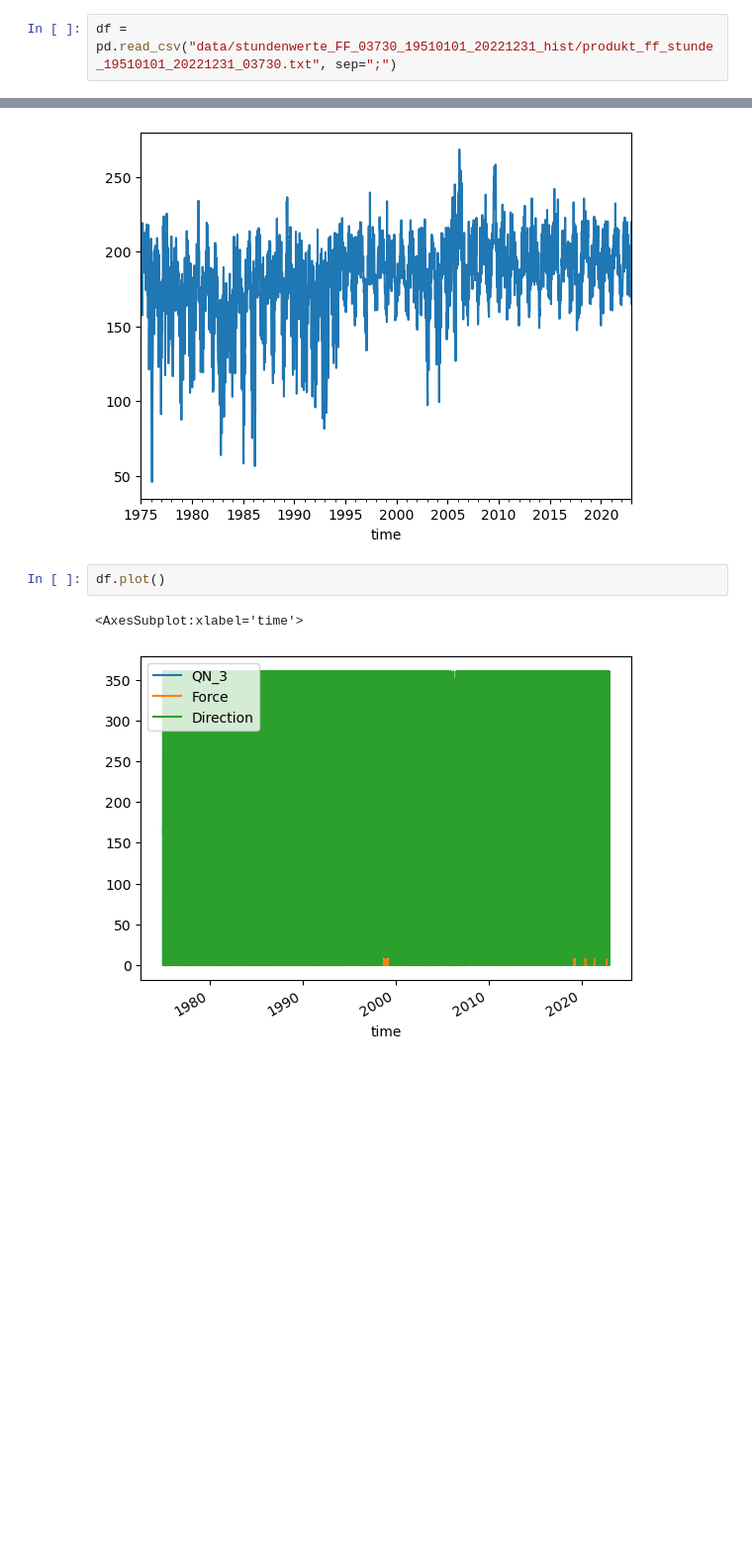
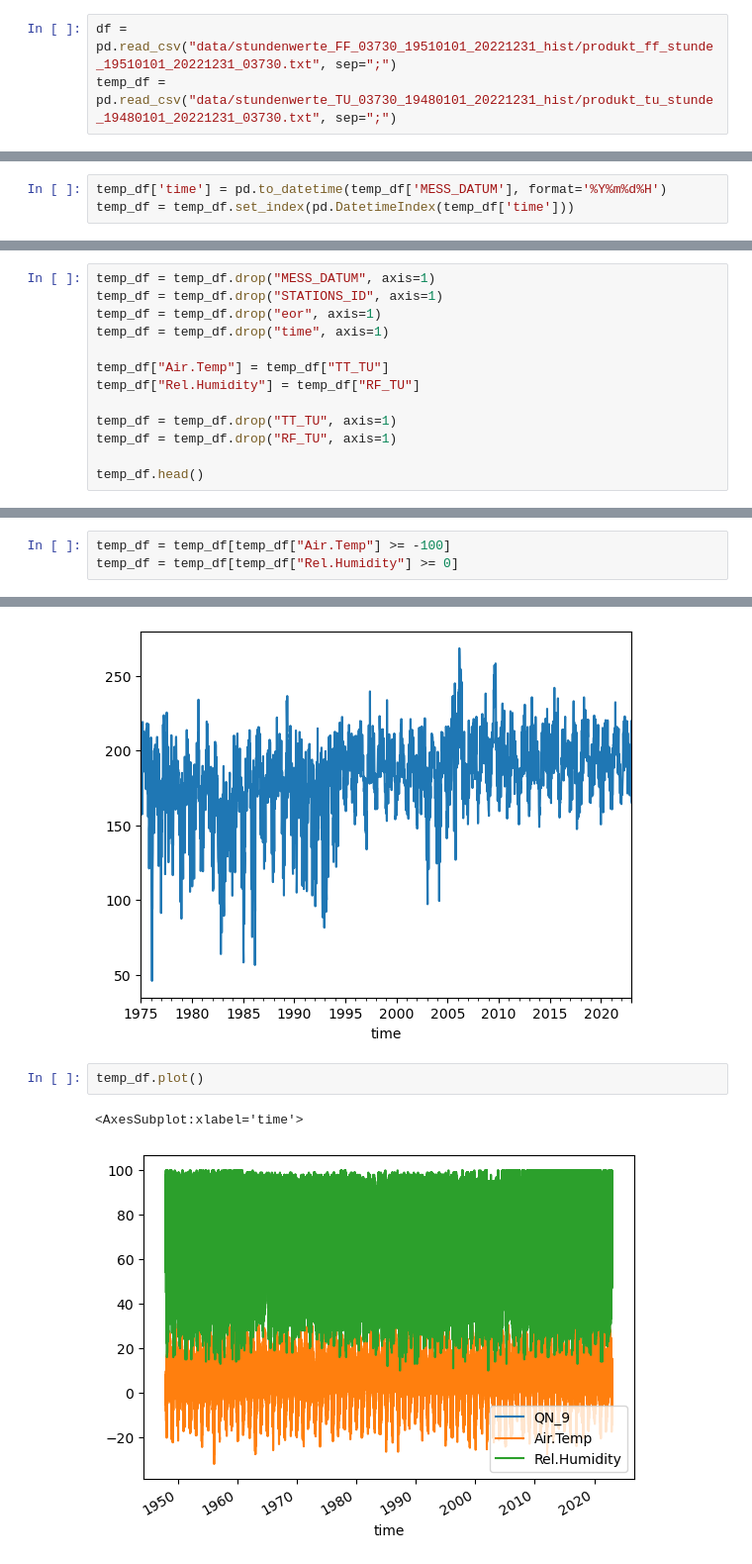
Before and after one commit to DiarmuidKelly/weather-patterns, a Jupyter notebook: main.ipynb, the cells around one changed output, grey strips where cells are left out. Shown: that part at 99% size. Saved outputs shown, nothing was run; the diff lists cells and outputs as text; blank space fills up the shorter version.

```diff
--- a/main.ipynb
+++ b/main.ipynb
@@ -3,3 +4,4 @@ import pandas as pd
 # %%
 df = pd.read_csv("data/stundenwerte_FF_03730_19510101_20221231_hist/produkt_ff_stunde_19510101_20221231_03730.txt", sep=";")
+temp_df = pd.read_csv("data/stundenwerte_TU_03730_19480101_20221231_hist/produkt_tu_stunde_19480101_20221231_03730.txt", sep=";")
 # %%
@@ -14,6 +16,9 @@ df.head()
 # %%
 df['time'] = pd.to_datetime(df['MESS_DATUM'], format='%Y%m%d%H')
 df = df.set_index(pd.DatetimeIndex(df['time']))
+# %%
+temp_df['time'] = pd.to_datetime(temp_df['MESS_DATUM'], format='%Y%m%d%H')
+temp_df = temp_df.set_index(pd.DatetimeIndex(temp_df['time']))
 # %%
 df = df.drop("MESS_DATUM", axis=1)
 df = df.drop("STATIONS_ID", axis=1)
@@ -34,3 +39,16 @@ df.head()
 | 1951-01-01 02:00:00 | 5 | 1.3 | -999 |
 | 1951-01-01 03:00:00 | 5 | 0.7 | -999 |
 | 1951-01-01 04:00:00 | 5 | 0.7 | -999 |
+# %%
+temp_df = temp_df.drop("MESS_DATUM", axis=1)
+temp_df = temp_df.drop("STATIONS_ID", axis=1)
+temp_df = temp_df.drop("eor", axis=1)
+temp_df = temp_df.drop("time", axis=1)
+
+temp_df["Air.Temp"] = temp_df["TT_TU"]
+temp_df["Rel.Humidity"] = temp_df["RF_TU"]
+
+temp_df = temp_df.drop("TT_TU", axis=1)
+temp_df = temp_df.drop("RF_TU", axis=1)
+
+temp_df.head()
@@ -51,6 +77,9 @@ memory usage: 19.2 MB
 df = df[df["Force"] >= 0]
 df = df[df["Direction"] >= 0]
 df = df[df["Direction"] <= 360]
+# %%
+temp_df = temp_df[temp_df["Air.Temp"] >= -100]
+temp_df = temp_df[temp_df["Rel.Humidity"] >= 0]
 # %%
 df[(df.index > '2010-1-1')]["Force"].groupby(pd.Grouper(freq='w')).mean().plot()
 # df[(df.index > '2018-1-1')]["Direction"].groupby(pd.Grouper(freq='w')).mean().plot()
@@ -63,7 +92,7 @@ df["Direction"].groupby(pd.Grouper(freq='W')).mean().plot()
 <AxesSubplot:xlabel='time'>
 [figure]
 # %%
-df.plot()
+temp_df.plot()
 # %% [output]
 <AxesSubplot:xlabel='time'>
-[figure, old version]
+[figure, new version]
```
Also changed, not shown: parts of 6 cells of this notebook, 1 other file.
